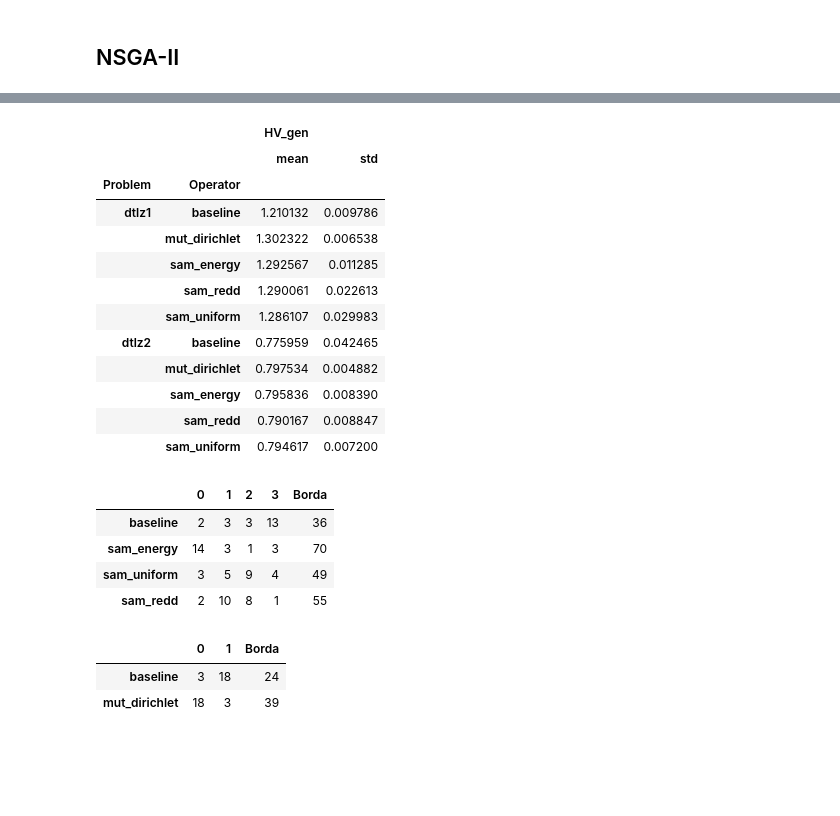
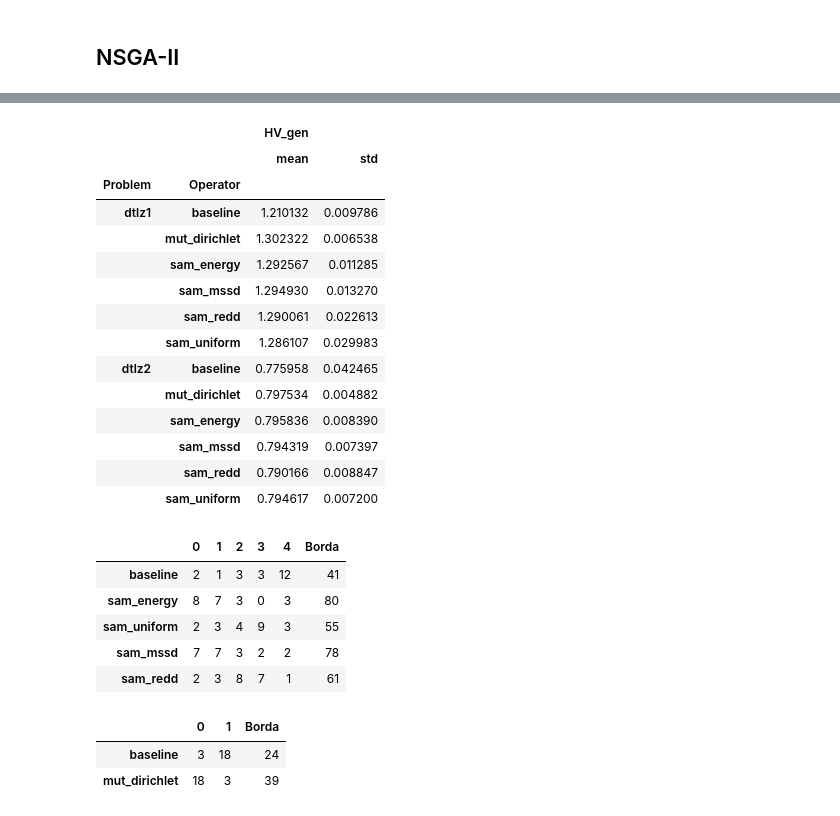
Before and after one commit to yeudiellm/MO-TEST-EA-SIMPLEX, a Jupyter notebook: test_optimize.ipynb, the cells around one changed output, grey strips where cells are left out. Drawn from its saved outputs; the diff is of its cells as text; code cells hidden in the pictures; blank space fills up the shorter version.

```diff
--- a/test_optimize.ipynb
+++ b/test_optimize.ipynb
@@ -45,5 +45,5 @@ nsgaii_summary
 # %%
-nsgaii_summary.groupby(['Problem', 'Operator']).agg({'HV_gen': ['mean', 'std']}).head(10)
+nsgaii_summary.groupby(['Problem', 'Operator']).agg({'HV_gen': ['mean', 'std']}).head(12)
 # %% [output]
 |  |  | HV_gen |  |
 |  |  | mean | std |
@@ -51,24 +51,27 @@ nsgaii_summary.groupby(['Problem', 'Operator']).agg({'HV_gen': ['mean', 'std']})
 | dtlz1 | baseline | 1.210132 | 0.009786 |
 |  | mut_dirichlet | 1.302322 | 0.006538 |
 |  | sam_energy | 1.292567 | 0.011285 |
+|  | sam_mssd | 1.294930 | 0.013270 |
 |  | sam_redd | 1.290061 | 0.022613 |
 |  | sam_uniform | 1.286107 | 0.029983 |
-| dtlz2 | baseline | 0.775959 | 0.042465 |
+| dtlz2 | baseline | 0.775958 | 0.042465 |
 |  | mut_dirichlet | 0.797534 | 0.004882 |
 |  | sam_energy | 0.795836 | 0.008390 |
-|  | sam_redd | 0.790167 | 0.008847 |
+|  | sam_mssd | 0.794319 | 0.007397 |
+|  | sam_redd | 0.790166 | 0.008847 |
 |  | sam_uniform | 0.794617 | 0.007200 |
 # %%
-SS = evaluation_methods.conteo_winners('nsgaii', problems, ['baseline', 'sam_energy', 'sam_uniform', 'sam_redd'])
-n = 4
+SS = evaluation_methods.conteo_winners('nsgaii', problems, ['baseline', 'sam_energy', 'sam_uniform','sam_mssd','sam_redd'])
+n = 5
 SS['Borda'] = [ row.to_numpy()@np.array(range(n, 0,-1)) for idx, row in SS.iterrows() ]
 SS
 # %% [output]
-|  | 0 | 1 | 2 | 3 | Borda |
-| baseline | 2 | 3 | 3 | 13 | 36 |
-| sam_energy | 14 | 3 | 1 | 3 | 70 |
-| sam_uniform | 3 | 5 | 9 | 4 | 49 |
-| sam_redd | 2 | 10 | 8 | 1 | 55 |
+|  | 0 | 1 | 2 | 3 | 4 | Borda |
+| baseline | 2 | 1 | 3 | 3 | 12 | 41 |
+| sam_energy | 8 | 7 | 3 | 0 | 3 | 80 |
+| sam_uniform | 2 | 3 | 4 | 9 | 3 | 55 |
+| sam_mssd | 7 | 7 | 3 | 2 | 2 | 78 |
+| sam_redd | 2 | 3 | 8 | 7 | 1 | 61 |
 # %%
 SS = evaluation_methods.conteo_winners('nsgaii', problems, ['baseline', 'mut_dirichlet'])
 n = 2
```
Also changed, not shown: parts of 3 cells of this notebook, 23 other files.
